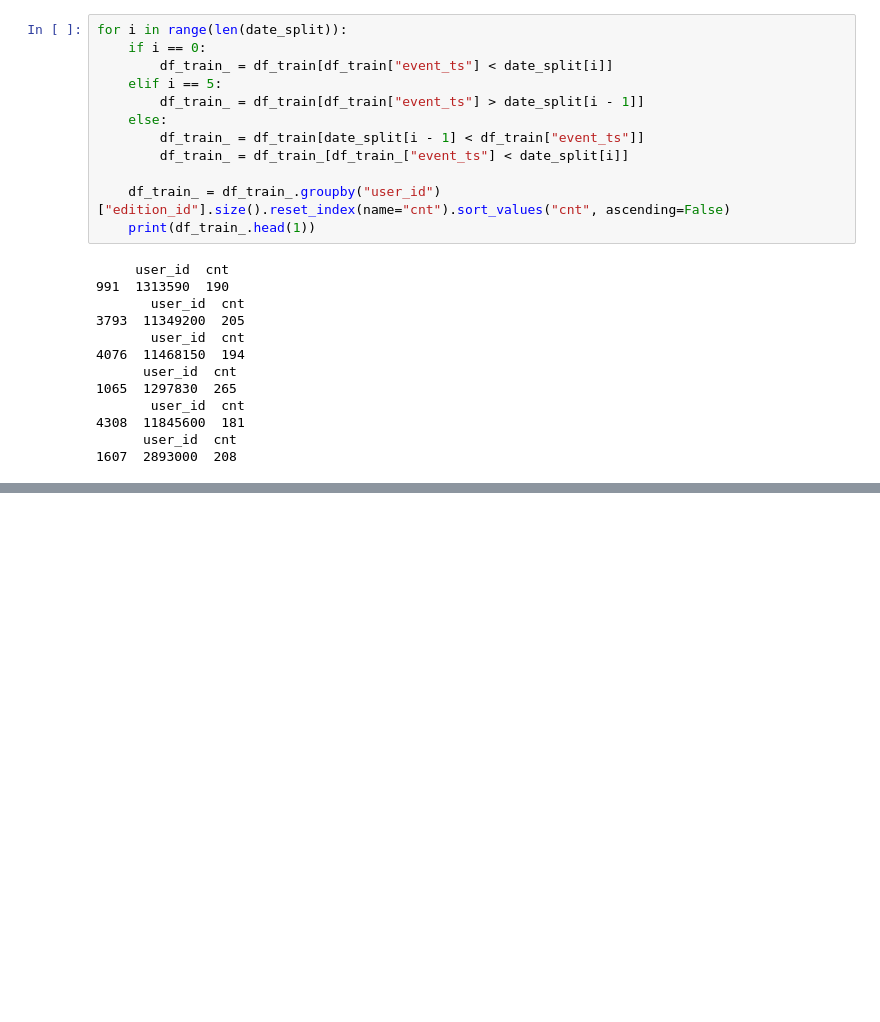
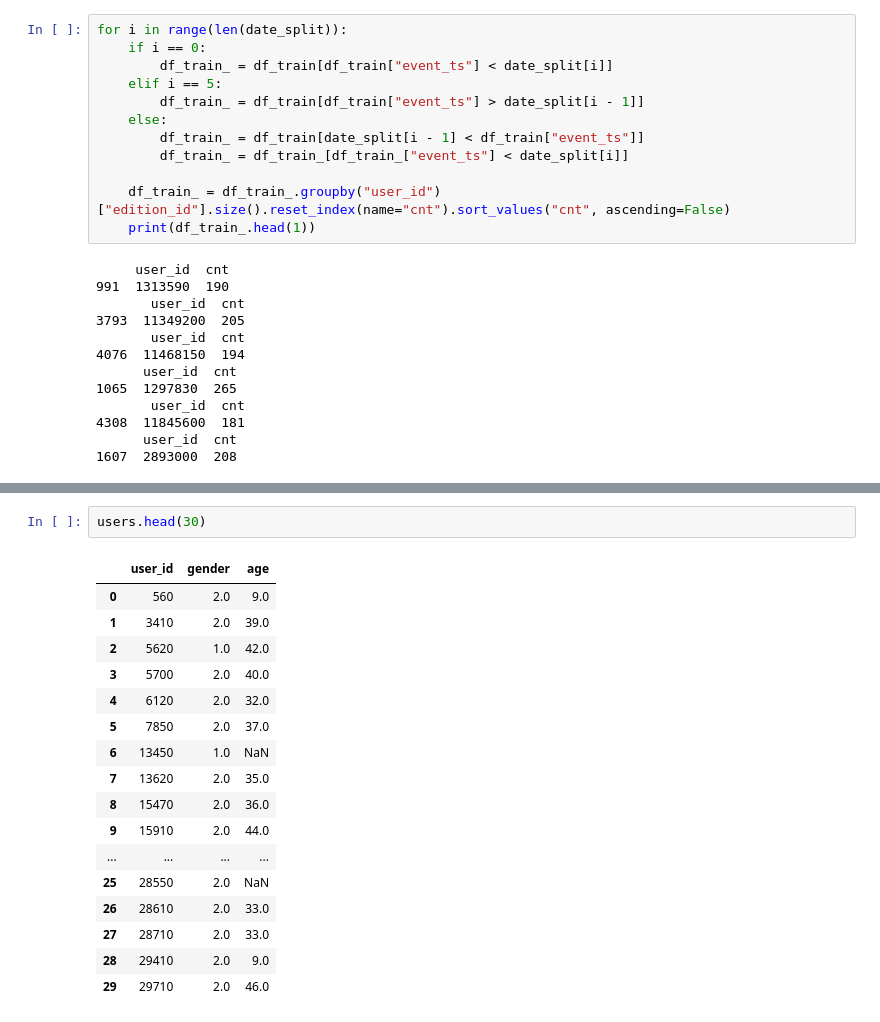
Before and after one commit to Mister-0-Zero/Academi-AI-competition, a Jupyter notebook: research.ipynb, the cells around one changed output, grey strips where cells are left out. Cells and saved outputs as stored; diff of their text form; blank space fills up the shorter version.

```diff
--- a/research.ipynb
+++ b/research.ipynb
@@ -792,0 +792,20 @@ df_train
+# %%
+users.head(30)
+# %% [output]
+|  | user_id | gender | age |
+| 0 | 560 | 2.0 | 9.0 |
+| 1 | 3410 | 2.0 | 39.0 |
+| 2 | 5620 | 1.0 | 42.0 |
+| 3 | 5700 | 2.0 | 40.0 |
+| 4 | 6120 | 2.0 | 32.0 |
+| 5 | 7850 | 2.0 | 37.0 |
+| 6 | 13450 | 1.0 | NaN |
+| 7 | 13620 | 2.0 | 35.0 |
+| 8 | 15470 | 2.0 | 36.0 |
+| 9 | 15910 | 2.0 | 44.0 |
+| ... | ... | ... | ... |
+| 25 | 28550 | 2.0 | NaN |
+| 26 | 28610 | 2.0 | 33.0 |
+| 27 | 28710 | 2.0 | 33.0 |
+| 28 | 29410 | 2.0 | 9.0 |
+| 29 | 29710 | 2.0 | 46.0 |
```
Also changed, not shown: parts of 2 cells of this notebook, 3 other files.
